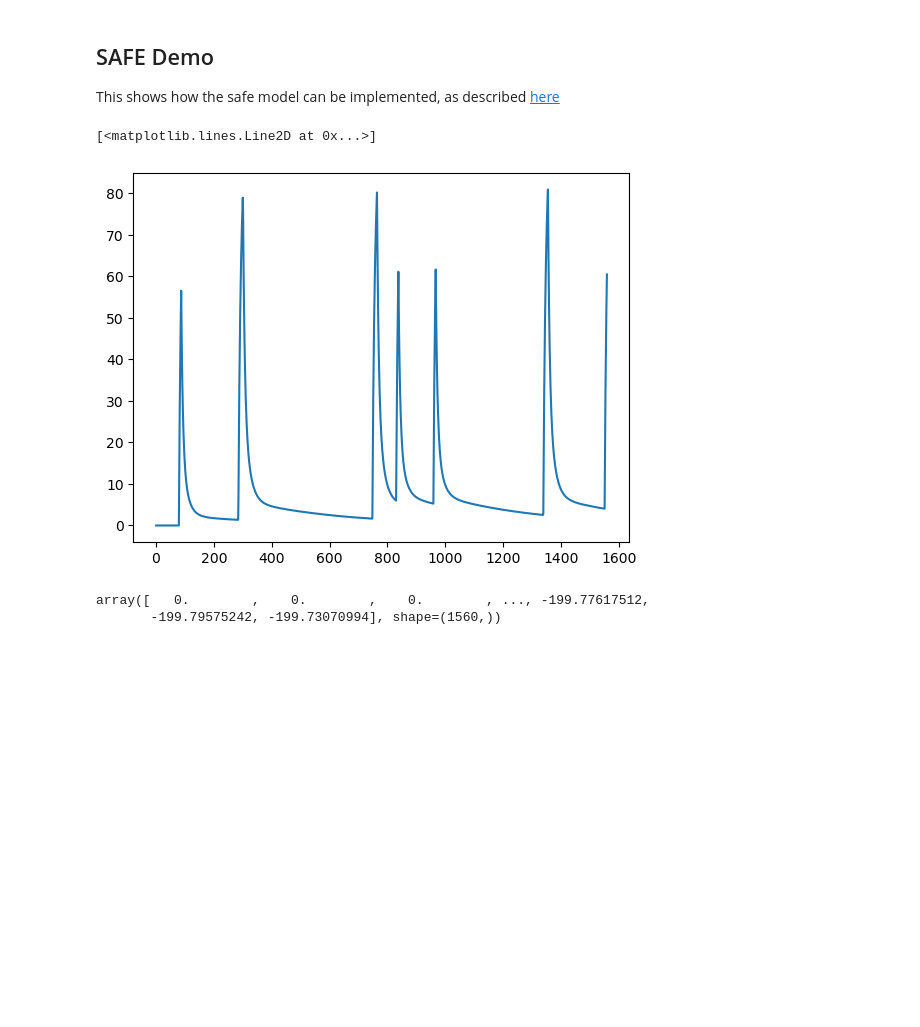
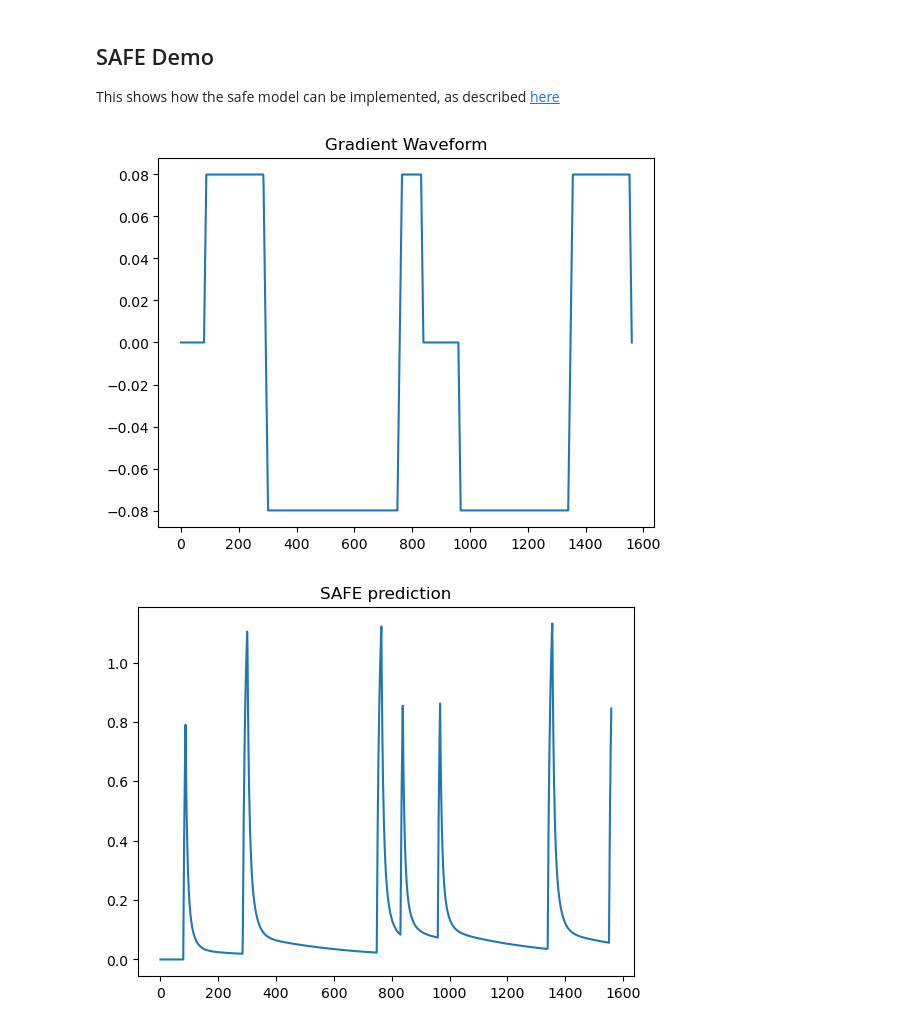
Before and after one commit to cmr-group-dev/SAFE_demo, a Jupyter notebook: notebooks/01_SAFE_demo.ipynb, the cells around one changed output. Cells and saved outputs as stored; diff of their text form; code cells hidden in the pictures; blank space fills up the shorter version.

```diff
--- a/notebooks/01_SAFE_demo.ipynb
+++ b/notebooks/01_SAFE_demo.ipynb
@@ -11,27 +11,30 @@ import matplotlib.pyplot as plt
 # %%
 axis = 0
 
 safe_params, safe_params_cardiac = get_random_safe_params(42)
 
 npz = np.load('waveforms/diff_pns.npz')
 g = npz['g']
 dt = npz['dt']
 
 dgdt = np.diff(g)/dt
 
 stim1 = safe_params['a1'][axis] * np.abs(tau_filter(dgdt, safe_params['tau1'][axis], dt))
 stim2 = safe_params['a2'][axis] * tau_filter(np.abs(dgdt), safe_params['tau2'][axis], dt)
 stim3 = safe_params['a3'][axis] * np.abs(tau_filter(dgdt, safe_params['tau3'][axis], dt))
 
-stim = (stim1 + stim2 + stim3)
+stim = safe_params['g_scale'][axis] / safe_params['stim_limit'][axis] * (stim1 + stim2 + stim3)
+
+
+plt.figure()
+plt.plot(g)
+plt.title('Gradient Waveform')
+plt.show()
 
 plt.figure()
 plt.plot(stim)
+plt.title('SAFE prediction')
+plt.show()
 # %% [output]
-[<matplotlib.lines.Line2D at 0x...>]
-[figure, old version]
+[figure, new version]
+[figure, added]
-# %%
-dgdt
-# %% [output]
-array([   0.        ,    0.        ,    0.        , ..., -199.77617512,
-       -199.79575242, -199.73070994], shape=(1560,))
```
